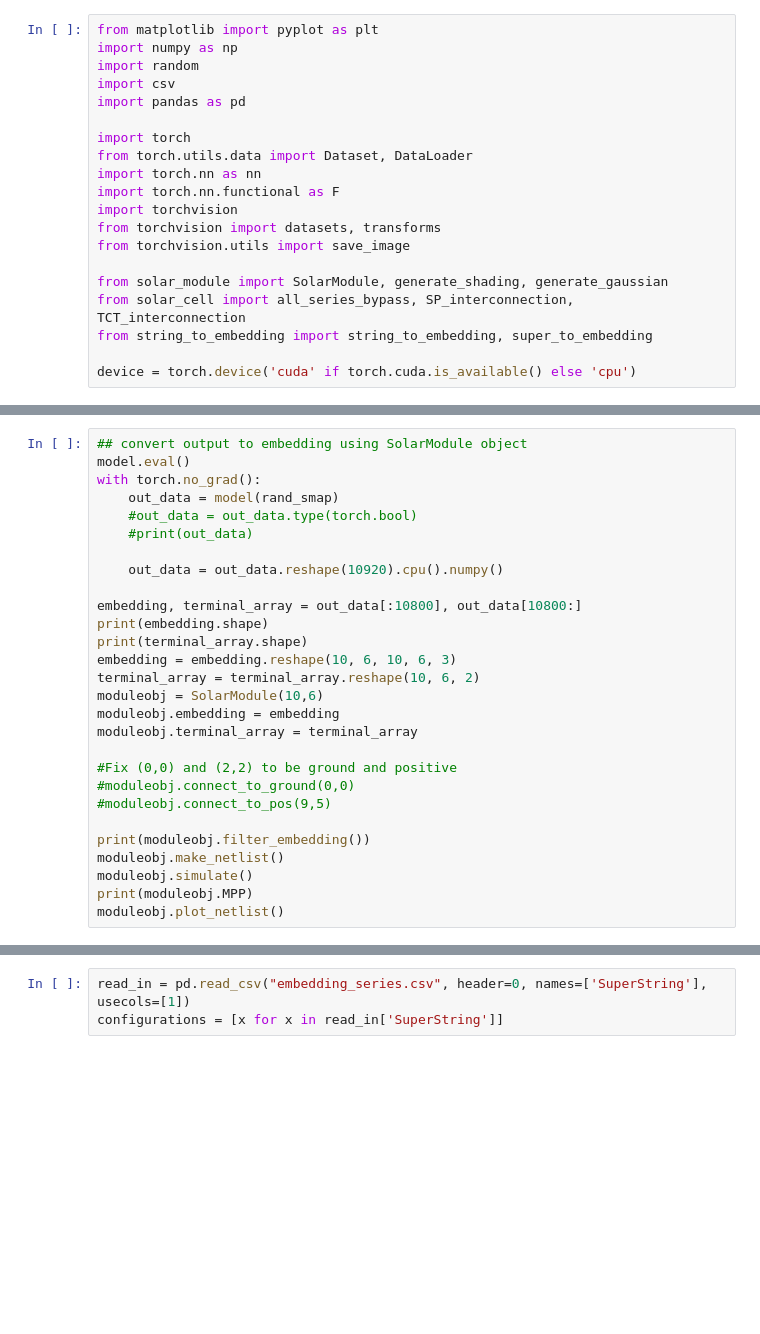
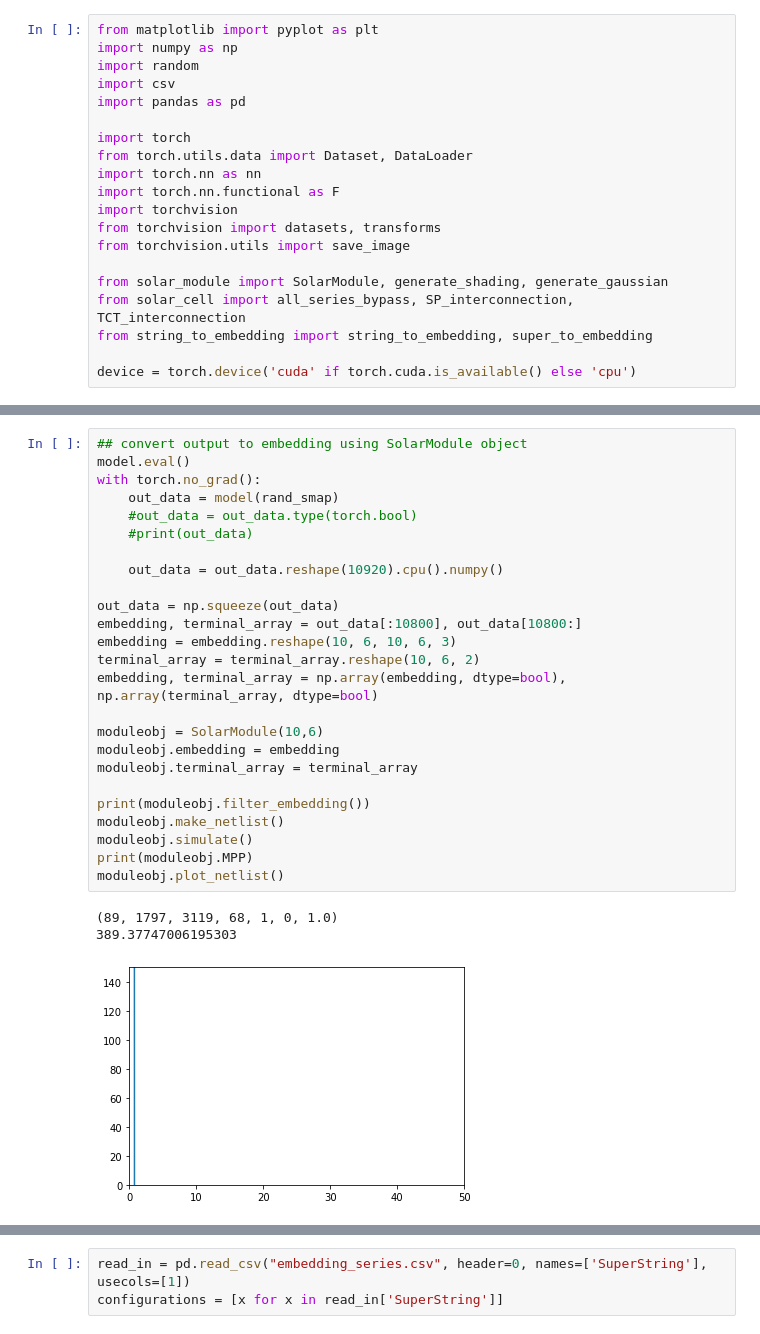
Before and after one commit to martyr37/reconfig-bipv, a Jupyter notebook: Supervised Model.ipynb, the cells around one changed output, grey strips where cells are left out. Cells and saved outputs as stored; diff of their text form; blank space fills up the shorter version.

```diff
--- a/Supervised Model.ipynb
+++ b/Supervised Model.ipynb
@@ -111,31 +125,32 @@ print(result.shape)
 # %%
 ## convert output to embedding using SolarModule object
 model.eval()
 with torch.no_grad():
     out_data = model(rand_smap)
     #out_data = out_data.type(torch.bool)
     #print(out_data)
 
     out_data = out_data.reshape(10920).cpu().numpy()
 
+out_data = np.squeeze(out_data)
 embedding, terminal_array = out_data[:10800], out_data[10800:]
-print(embedding.shape)
-print(terminal_array.shape)
 embedding = embedding.reshape(10, 6, 10, 6, 3)
 terminal_array = terminal_array.reshape(10, 6, 2)
+embedding, terminal_array = np.array(embedding, dtype=bool), np.array(terminal_array, dtype=bool)
+
 moduleobj = SolarModule(10,6)
 moduleobj.embedding = embedding
 moduleobj.terminal_array = terminal_array
-
-#Fix (0,0) and (2,2) to be ground and positive
-#moduleobj.connect_to_ground(0,0)
-#moduleobj.connect_to_pos(9,5)
 
 print(moduleobj.filter_embedding())
 moduleobj.make_netlist()
 moduleobj.simulate()
 print(moduleobj.MPP)
 moduleobj.plot_netlist()
+# %% [output]
+(89, 1797, 3119, 68, 1, 0, 1.0)
+389.37747006195303
+[figure, added]
 # %%
 """Load in Dataset (training_data.csv)"""
 read_in = pd.read_csv("shading_series.csv")
```
Also changed, not shown: parts of 25 cells of this notebook, 11 other files.
